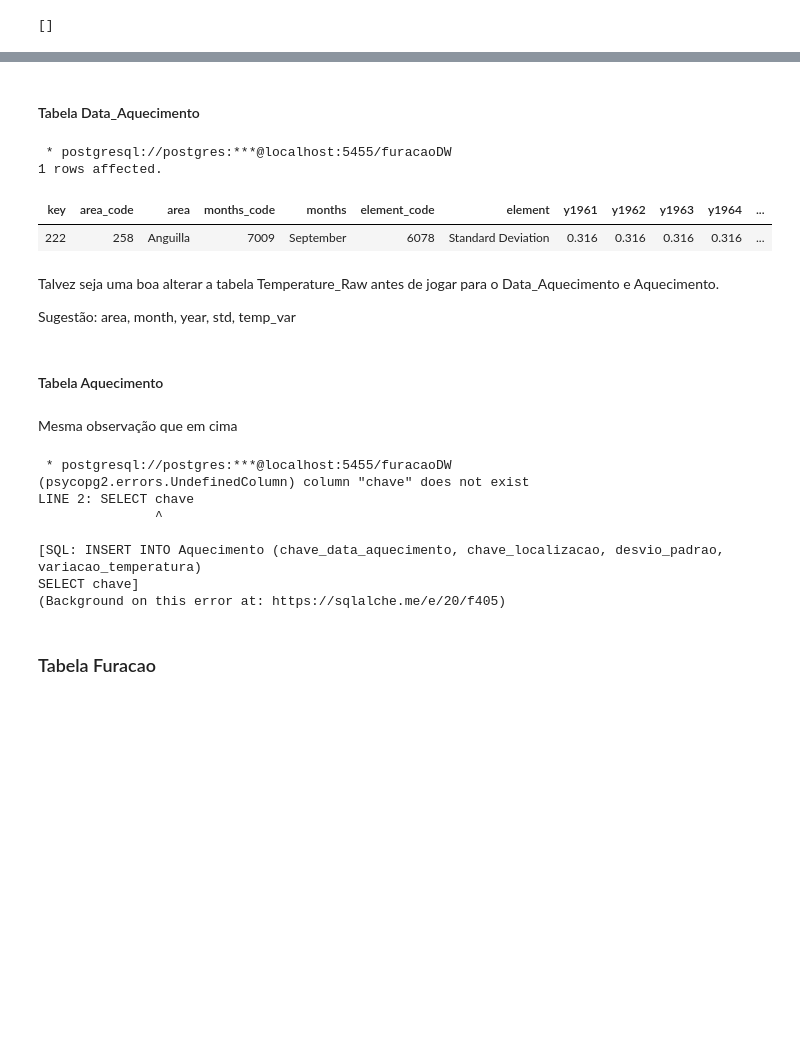
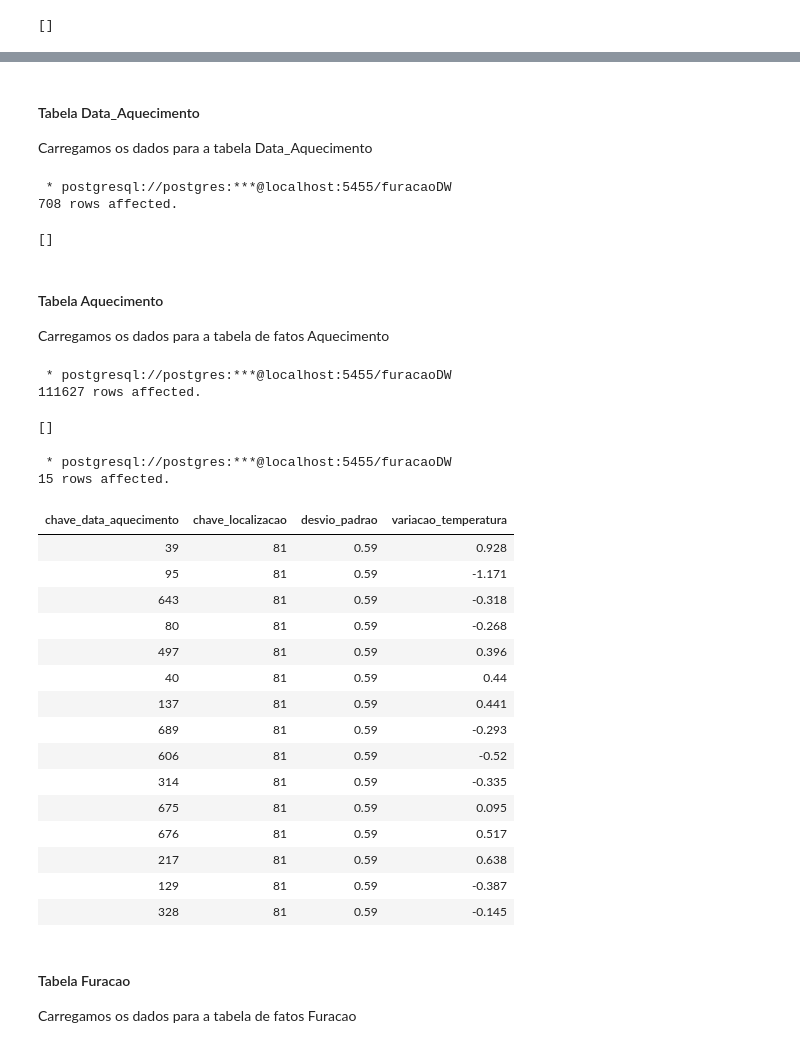
Before and after one commit to kibonusp/processamento-analitico, a Jupyter notebook: etl.ipynb, the cells around one changed output, grey strips where cells are left out. Drawn from its saved outputs; the diff is of its cells as text; code cells hidden in the pictures; blank space fills up the shorter version.

```diff
--- a/etl.ipynb
+++ b/etl.ipynb
@@ -1081,38 +1159,55 @@ FROM HURRICANE_RAW;
 []
 # %% [markdown]
 #### Tabela Data_Aquecimento
+Carregamos os dados para a tabela Data_Aquecimento
+# %%
+%%sql
+INSERT INTO Data_Aquecimento (mes, mes_escrito, trimestre, semestre, ano)
+SELECT DISTINCT month_value, months, (month_value-1)/3 + 1, (month_value-1)/6 + 1, year
+FROM TEMPERATURE_SEMI;
+# %% [output]
+ * postgresql://postgres:***@localhost:5455/furacaoDW
+708 rows affected.
+[]
+# %% [markdown]
+#### Tabela Aquecimento
+Carregamos os dados para a tabela de fatos Aquecimento
+# %%
+%%sql
+INSERT INTO Aquecimento (chave_data_aquecimento, chave_localizacao, desvio_padrao, variacao_temperatura)
+SELECT d.chave_data_aquecimento, l.chave_localizacao, t.std_dev, t.temp_change
+FROM DATA_AQUECIMENTO d JOIN TEMPERATURE_SEMI t ON d.mes = t.month_value AND d.ano = t.year
+    JOIN LOCALIZACAO l ON t.area = l.pais
+WHERE t.std_dev != -999 AND t.temp_change != -999;
+# %% [output]
+ * postgresql://postgres:***@localhost:5455/furacaoDW
+111627 rows affected.
+[]
 # %%
 %%sql
-SELECT * FROM TEMPERATURE_RAW LIMIT 1;
+SELECT * FROM Aquecimento LIMIT 5;
 # %% [output]
  * postgresql://postgres:***@localhost:5455/furacaoDW
-1 rows affected.
+15 rows affected.
-| key | area_code | area | months_code | months | element_code | element | y1961 | y1962 | y1963 | y1964 | ... |
-| 222 | 258 | Anguilla | 7009 | September | 6078 | Standard Deviation | 0.316 | 0.316 | 0.316 | 0.316 | ... |
+| chave_data_aquecimento | chave_localizacao | desvio_padrao | variacao_temperatura |
+| 39 | 81 | 0.59 | 0.928 |
+| 95 | 81 | 0.59 | -1.171 |
+| 643 | 81 | 0.59 | -0.318 |
+| 80 | 81 | 0.59 | -0.268 |
+| 497 | 81 | 0.59 | 0.396 |
+| 40 | 81 | 0.59 | 0.44 |
+| 137 | 81 | 0.59 | 0.441 |
+| 689 | 81 | 0.59 | -0.293 |
+| 606 | 81 | 0.59 | -0.52 |
+| 314 | 81 | 0.59 | -0.335 |
+| 675 | 81 | 0.59 | 0.095 |
+| 676 | 81 | 0.59 | 0.517 |
+| 217 | 81 | 0.59 | 0.638 |
+| 129 | 81 | 0.59 | -0.387 |
+| 328 | 81 | 0.59 | -0.145 |
-# %% [markdown]
-Talvez seja uma boa alterar a tabela Temperature_Raw antes de jogar para o Data_Aquecimento e Aquecimento.
-
-Sugestão:
-area, month, year, std, temp_var
-# %% [markdown]
-#### Tabela Aquecimento
-# %% [markdown]
-Mesma observação que em cima
-# %%
-%%sql
-INSERT INTO Aquecimento (chave_data_aquecimento, chave_localizacao, desvio_padrao, variacao_temperatura)
-SELECT chave
-# %% [output]
- * postgresql://postgres:***@localhost:5455/furacaoDW
-(psycopg2.errors.UndefinedColumn) column "chave" does not exist
-LINE 2: SELECT chave
-               ^
-
-[SQL: INSERT INTO Aquecimento (chave_data_aquecimento, chave_localizacao, desvio_padrao, variacao_temperatura)
-SELECT chave]
-(Background on this error at: https://sqlalche.me/e/20/f405)
-# %% [markdown]
-### Tabela Furacao
+# %% [markdown]
+#### Tabela Furacao
+Carregamos os dados para a tabela de fatos Furacao
 # %%
 %%sql
 INSERT INTO Furacao (chave_data_furacao, chave_horario, chave_status,
```
Also changed, not shown: parts of 76 cells of this notebook, 5 other files.
